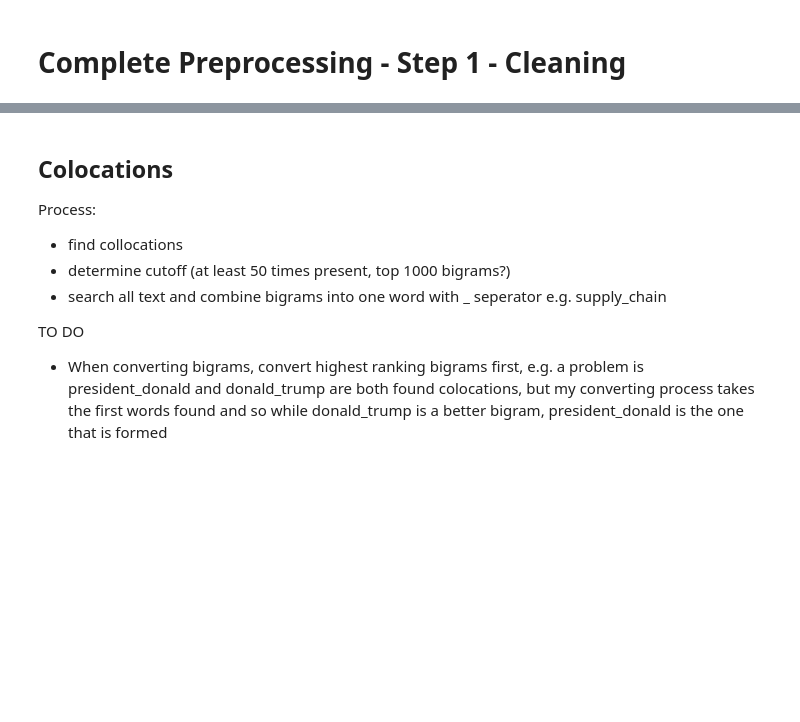
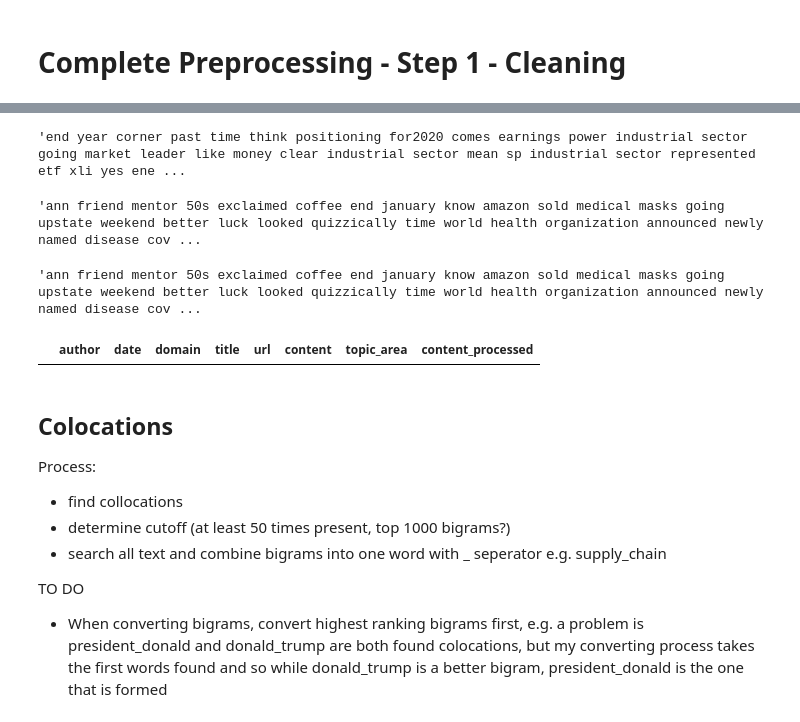
Before and after one commit to TraceyEtheridge/Thesis, a Jupyter notebook: Data_Preprocessing.ipynb, the cells around one changed output, grey strips where cells are left out. Saved outputs shown, nothing was run; the diff lists cells and outputs as text; code cells hidden in the pictures; blank space fills up the shorter version.

```diff
--- a/Data_Preprocessing.ipynb
+++ b/Data_Preprocessing.ipynb
@@ -332,6 +335,22 @@ df_processed.head(1).append(df_processed.tail(1))
 |  | author | date | domain | title | url | content | topic_area | content_processed |
 | 0 | Thomas Hughes | 2020-01-02 | marketbeat | Three Industrial Giants You Shoul... | https://www.marketbeat.com/origin... | With the end of the year just aro... | business | end year corner past time think p... |
 | 369046 | NaN | 2020-12-31 | marketscreener | FTSE 100 wraps up worst year sinc... | https://www.marketscreener.com/qu... | The FTSE 100 lost 1.5%, with cons... | business | ftse lost consumer stocks mainly ... |
+# %%
+df_processed['content_processed'][0]
+# %% [output]
+'end year corner past time think positioning for2020 comes earnings power industrial sector going market leader like money clear industrial sector mean sp industrial sector represented etf xli yes ene ...
+# %%
+df_processed['content_processed'][8106]
+# %% [output]
+'ann friend mentor 50s exclaimed coffee end january know amazon sold medical masks going upstate weekend better luck looked quizzically time world health organization announced newly named disease cov ...
+# %%
+strip_text(df_processed['content_processed'][8106])
+# %% [output]
+'ann friend mentor 50s exclaimed coffee end january know amazon sold medical masks going upstate weekend better luck looked quizzically time world health organization announced newly named disease cov ...
+# %%
+df_processed[df_processed['content_processed'].str.contains('\n')]
+# %% [output]
+|  | author | date | domain | title | url | content | topic_area | content_processed |
 # %% [markdown]
 ## Colocations
 
```
Also changed, not shown: parts of 14 cells of this notebook, 8 other files.
